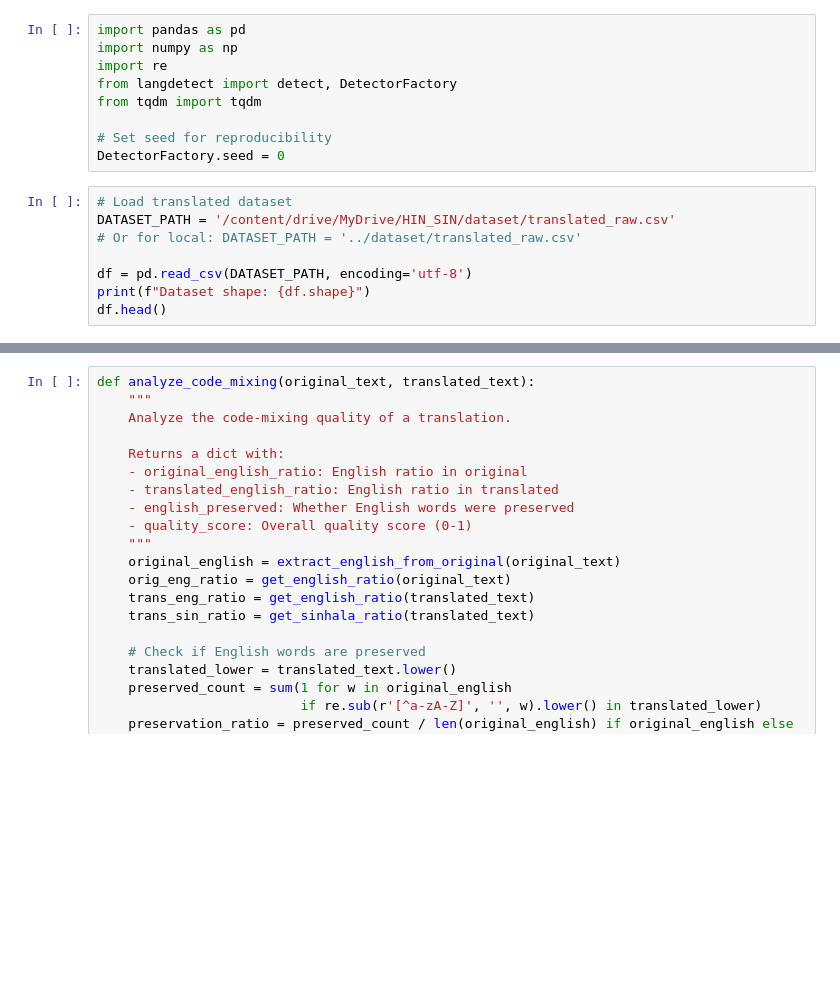
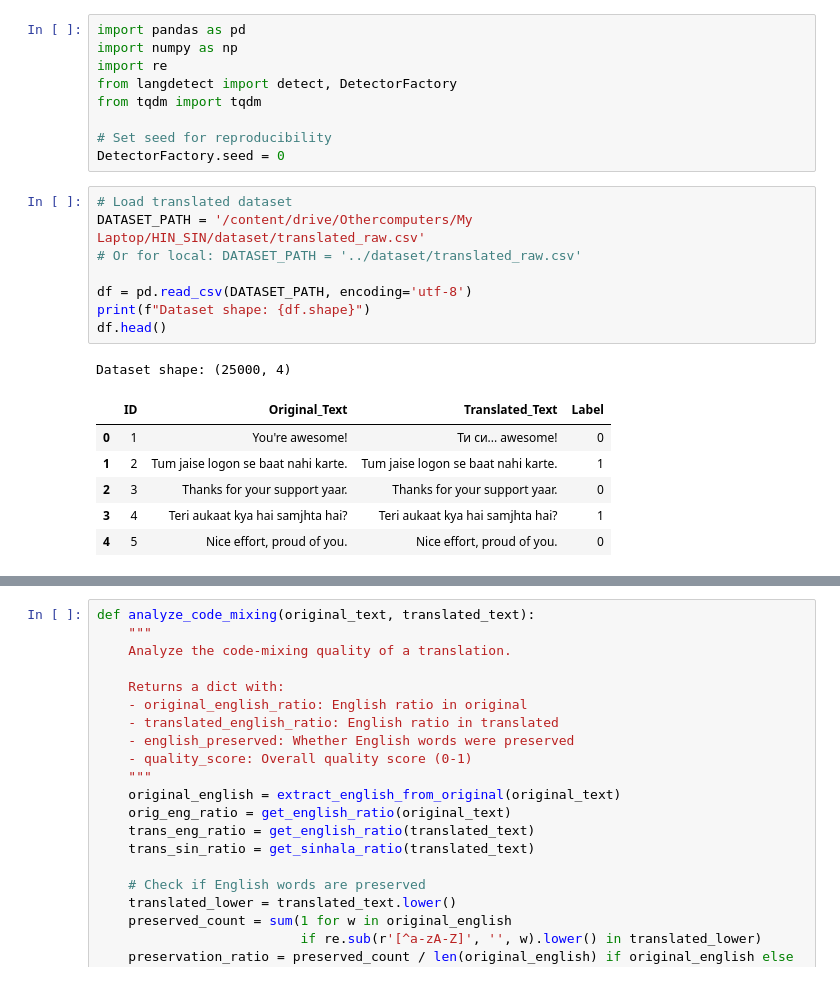
Before and after one commit to devmaniac1/Sinhala-English-CodeMix, a Jupyter notebook: notebooks/02_code_mixing.ipynb, the cells around one changed output, grey strips where cells are left out. Drawn from its saved outputs; the diff is of its cells as text; blank space fills up the shorter version.

```diff
--- a/notebooks/02_code_mixing.ipynb
+++ b/notebooks/02_code_mixing.ipynb
@@ -16,12 +21,20 @@ from tqdm import tqdm
 DetectorFactory.seed = 0
 # %%
 # Load translated dataset
-DATASET_PATH = '/content/drive/MyDrive/HIN_SIN/dataset/translated_raw.csv'
+DATASET_PATH = '/content/drive/Othercomputers/My Laptop/HIN_SIN/dataset/translated_raw.csv'
 # Or for local: DATASET_PATH = '../dataset/translated_raw.csv'
 
 df = pd.read_csv(DATASET_PATH, encoding='utf-8')
 print(f"Dataset shape: {df.shape}")
 df.head()
+# %% [output]
+Dataset shape: (25000, 4)
+|  | ID | Original_Text | Translated_Text | Label |
+| 0 | 1 | You're awesome! | Ти си... awesome! | 0 |
+| 1 | 2 | Tum jaise logon se baat nahi karte. | Tum jaise logon se baat nahi karte. | 1 |
+| 2 | 3 | Thanks for your support yaar. | Thanks for your support yaar. | 0 |
+| 3 | 4 | Teri aukaat kya hai samjhta hai? | Teri aukaat kya hai samjhta hai? | 1 |
+| 4 | 5 | Nice effort, proud of you. | Nice effort, proud of you. | 0 |
 # %%
 # Define comprehensive English preservation list
 ENGLISH_PRESERVE_LIST = {
```
Also changed, not shown: parts of 11 cells of this notebook.
